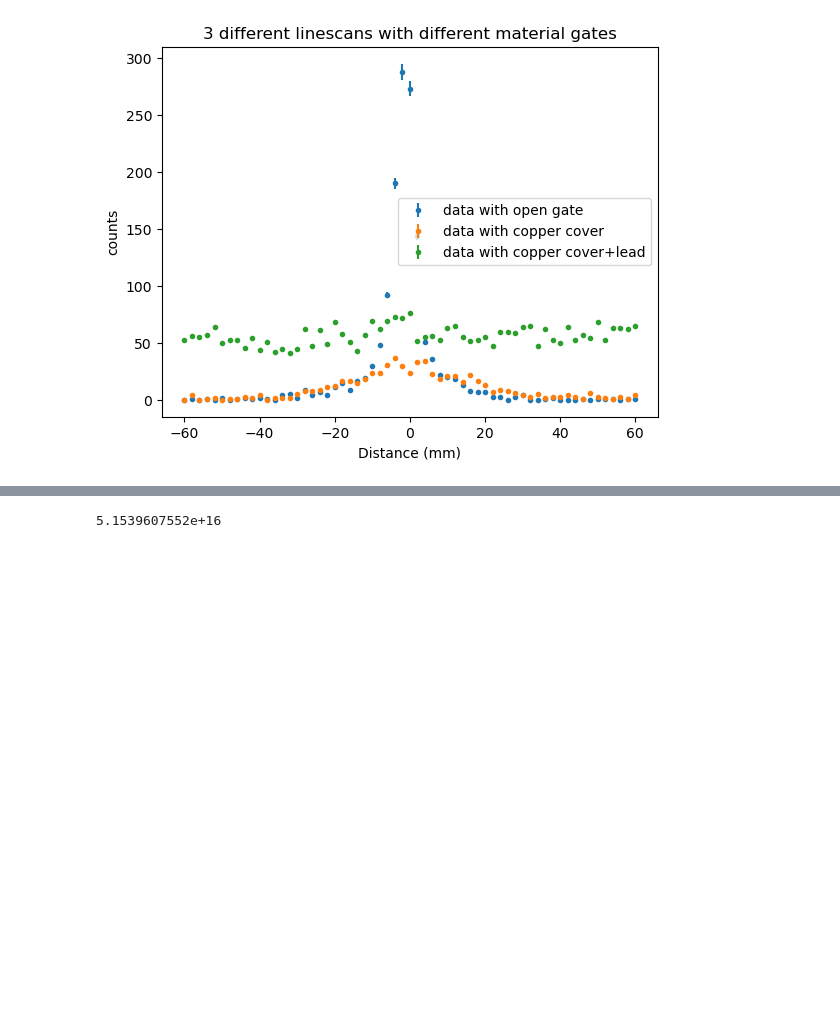
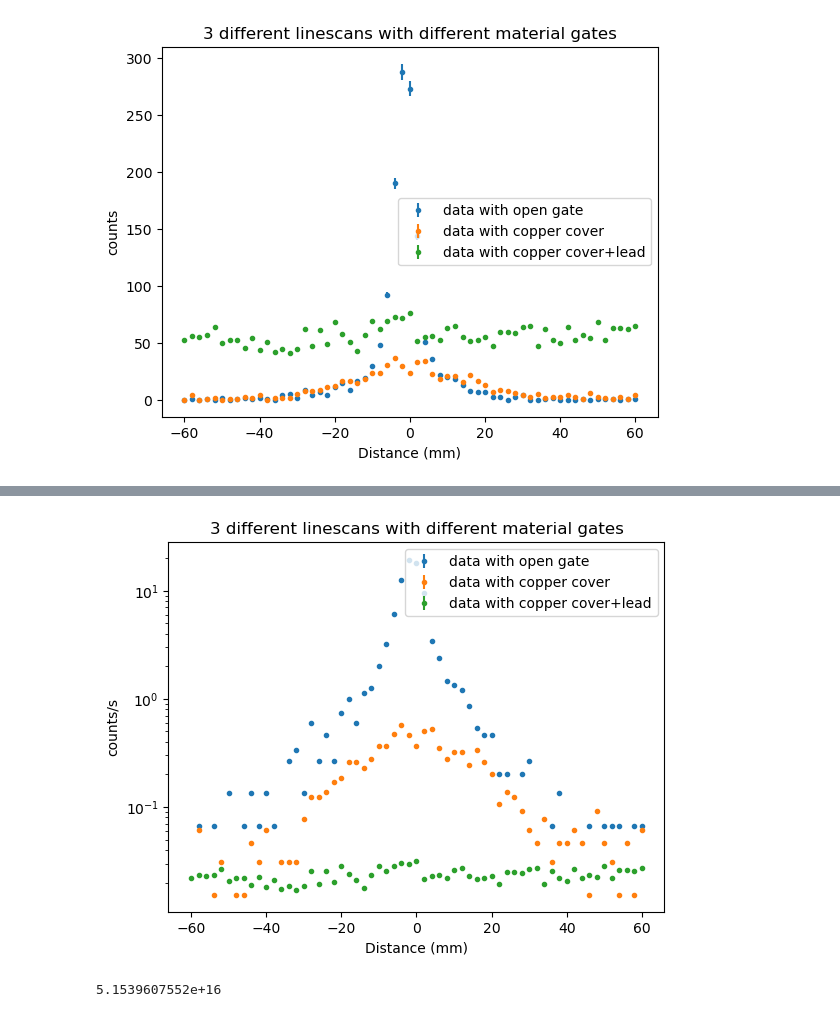
Before and after one commit to MarkZhit/PHYS409-PET, a Jupyter notebook: ComparingGates.ipynb, the cells around one changed output, grey strips where cells are left out. Saved outputs shown, nothing was run; the diff lists cells and outputs as text; code cells hidden in the pictures; blank space fills up the shorter version.

```diff
--- a/ComparingGates.ipynb
+++ b/ComparingGates.ipynb
@@ -57,3 +45,18 @@ plt.show()
+# %%
+
+plt.figure()
+plt.errorbar(dist_array_nothing, counts_array_nothing, yerr=ucounts_array_nothing, fmt='.', label=f"data with open gate")
+plt.errorbar(dist_array_copper, counts_array_copper, yerr=ucounts_array_copper, fmt='.', label=f"data with copper cover")
+plt.errorbar(dist_array_leadcopper, counts_array_leadcopper, yerr=ucounts_array_leadcopper, fmt='.', label=f"data with copper cover+lead")
+plt.title("3 different linescans with different material gates")
+plt.xlabel("Distance (mm)")
+plt.ylabel("counts/s")
+plt.yscale("log")
+plt.legend()
+plt.savefig("./figures/Linescans with different material gates, rescaled to have equal background.png")
+plt.show()
+# %% [output]
+[figure, added]
 # %%
 # %% [output]
 5.1539607552e+16
```
Also changed, not shown: parts of 1 cell of this notebook, 3 other files.
